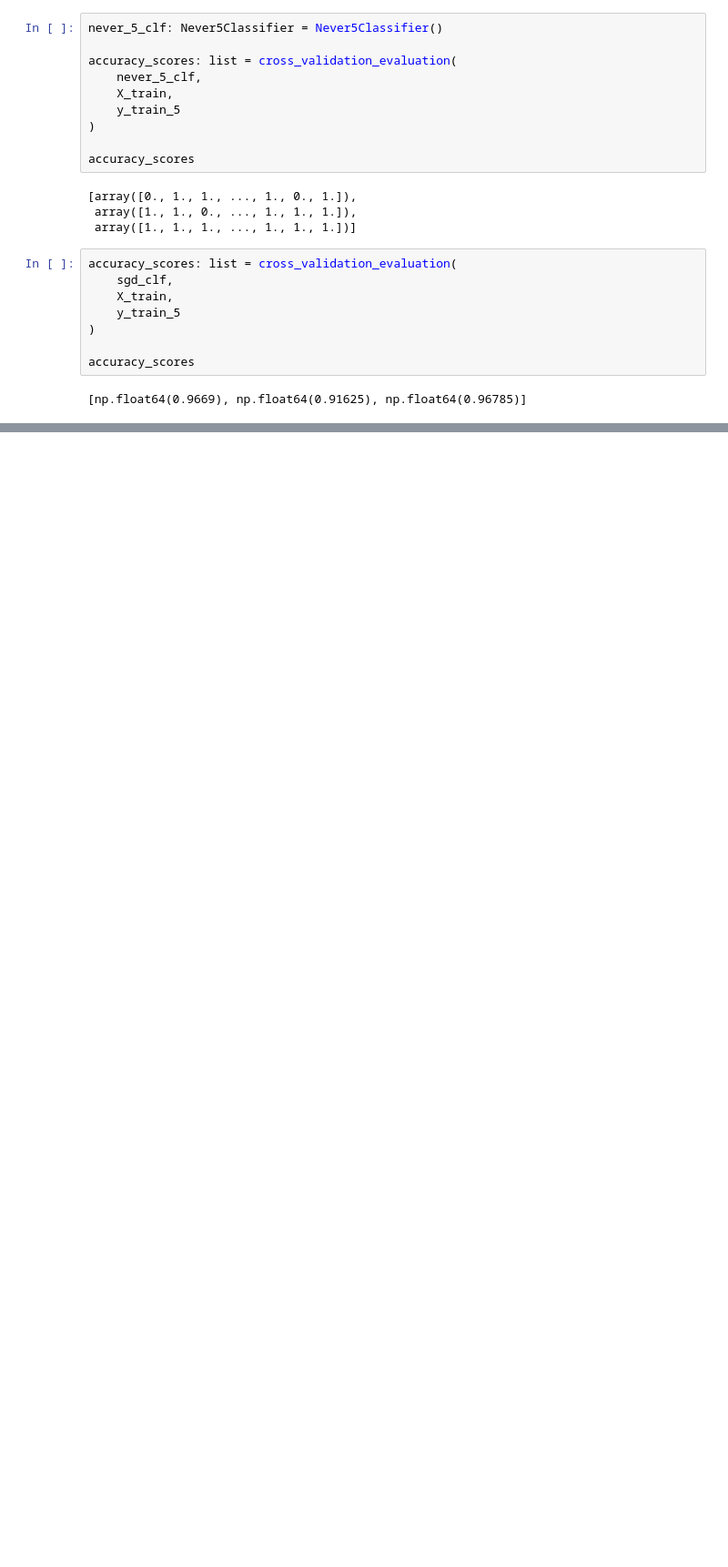
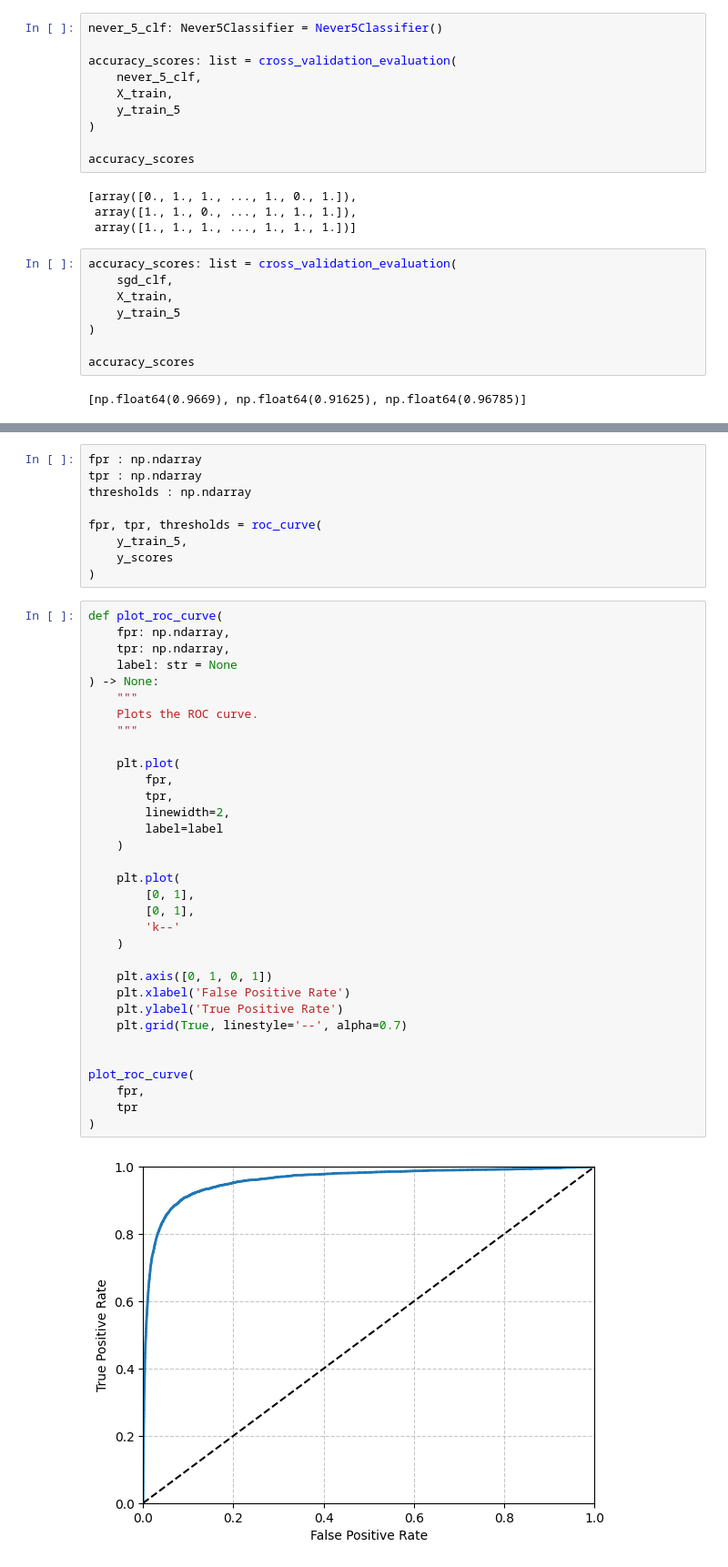
Before and after one commit to pcmoraesmenezes/Inteligencia-Artificial, a Jupyter notebook: Livros/Hands-On Machine Learning with Scikit-Learn, Keras, and TensorFlow/codes/MNIST/Binary_Classification.ipynb, the cells around one changed output, grey strips where cells are left out. Shown at 91% size. Drawn from its saved outputs; the diff is of its cells as text; blank space fills up the shorter version.

```diff
--- a/Livros/Hands-On Machine Learning with Scikit-Learn, Keras, and TensorFlow/codes/MNIST/Binary_Classification.ipynb
+++ b/Livros/Hands-On Machine Learning with Scikit-Learn, Keras, and TensorFlow/codes/MNIST/Binary_Classification.ipynb
@@ -152,0 +317,44 @@ accuracy_scores
+# %%
+fpr : np.ndarray
+tpr : np.ndarray
+thresholds : np.ndarray
+
+fpr, tpr, thresholds = roc_curve(
+    y_train_5,
+    y_scores
+)
+# %%
+def plot_roc_curve(
+    fpr: np.ndarray,
+    tpr: np.ndarray,
+    label: str = None
+) -> None:
+    """
+    Plots the ROC curve.
+    """
+
+    plt.plot(
+        fpr,
+        tpr,
+        linewidth=2,
+        label=label
+    )
+
+    plt.plot(
+        [0, 1],
+        [0, 1],
+        'k--'
+    )
+
+    plt.axis([0, 1, 0, 1])
+    plt.xlabel('False Positive Rate')
+    plt.ylabel('True Positive Rate')
+    plt.grid(True, linestyle='--', alpha=0.7)
+
+
+plot_roc_curve(
+    fpr,
+    tpr
+)
+# %% [output]
+[figure, added]
```
Also changed, not shown: parts of 28 cells of this notebook.
